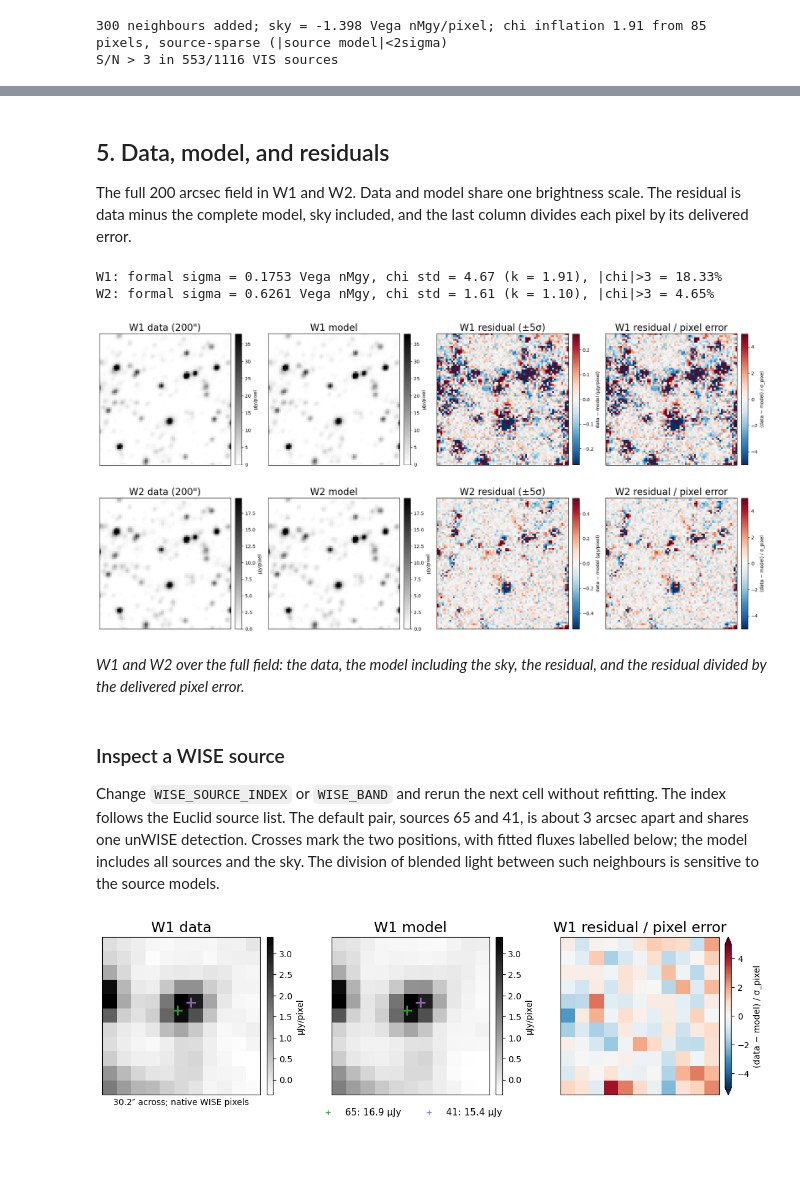
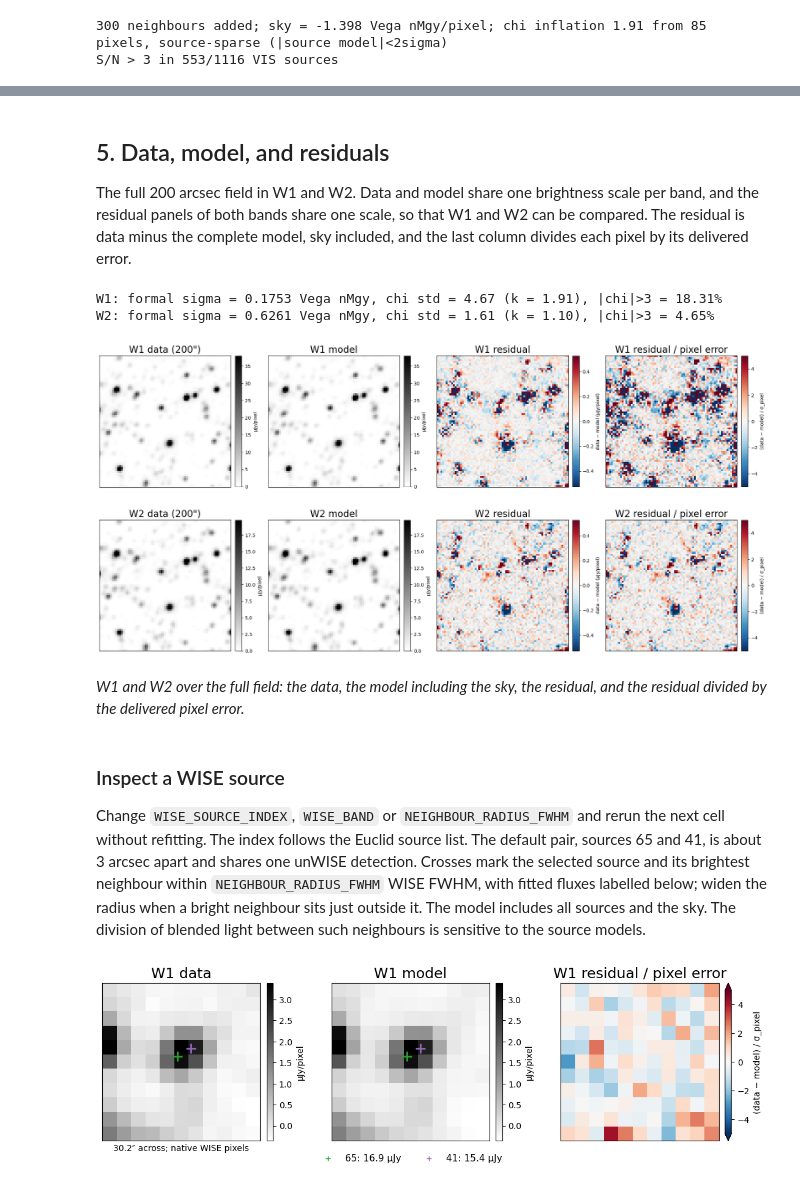
Before and after one commit to Caltech-IPAC/euclid-forced-photometry, a Jupyter notebook: notebooks/02_wise_forced_photometry.ipynb, the cells around one changed output, grey strips where cells are left out. Cells and saved outputs as stored; diff of their text form; code cells hidden in the pictures; blank space fills up the shorter version.

Commit message:
Address outside reviewer comments; BSD licence; About block; pinned installs

```diff
--- a/notebooks/02_wise_forced_photometry.ipynb
+++ b/notebooks/02_wise_forced_photometry.ipynb
@@ -205,52 +218,63 @@ W1: largest difference from the step-by-step fit 0.0e+00 sigma
 ## 5. Data, model, and residuals
 
 The full 200 arcsec field in W1 and W2. Data and model share one
-brightness scale. The residual is data minus the complete model, sky
-included, and the last column divides each pixel by its delivered error.
+brightness scale per band, and the residual panels of both bands share
+one scale, so that W1 and W2 can be compared. The residual is data minus
+the complete model, sky included, and the last column divides each pixel
+by its delivered error.
 # %%
+crops = {}
+for band in WISE_BANDS:
+    r = wise_results[band]
+    cx, cy = r['wcs'].world_to_pixel_values(TARGET_RA, TARGET_DEC)
+    crop = lambda img: Cutout2D(img, (float(cx), float(cy)), SIZE_ARCSEC * u.arcsec,
+                                wcs=r['wcs'], mode='partial', fill_value=0.0).data
+    crops[band] = crop(r['data']), crop(r['model']), crop(r['invvar'])
+# One residual scale for both bands: ±5 formal σ of the noisier band, in µJy.
+res_lim_ujy = max(5 * ep.viz.ujy_per_unit(band=b) / np.sqrt(np.median(iv[iv > 0]))
+                  for b, (_, _, iv) in crops.items())
+
 fig, axes = plt.subplots(len(WISE_BANDS), 4, figsize=(20, 5 * len(WISE_BANDS)))
 for row, band in enumerate(WISE_BANDS):
     r = wise_results[band]
-    cx, cy = r['wcs'].world_to_pixel_values(TARGET_RA, TARGET_DEC)
-    box = SIZE_ARCSEC * u.arcsec
-    crop = lambda img: Cutout2D(img, (float(cx), float(cy)), box, wcs=r['wcs'],
-                                mode='partial', fill_value=0.0).data
-    data, model, invvar = crop(r['data']), crop(r['model']), crop(r['invvar'])
+    data, model, invvar = crops[band]
     ujy = ep.viz.ujy_per_unit(band=band)  # µJy per Vega nanomaggy
     vmax = float(np.nanpercentile(data, 99.5)) * ujy
     axes[row, 0].imshow(data * ujy, origin='lower', cmap='gray_r', vmin=0, vmax=vmax)
     axes[row, 0].set_title(f'{band} data ({SIZE_ARCSEC:.0f}")')
     axes[row, 1].imshow(model * ujy, origin='lower', cmap='gray_r', vmin=0, vmax=vmax)
     axes[row, 1].set_title(f'{band} model')
     for ax in axes[row, :2]:
         ep.viz.add_colorbar(ax, label='µJy/pixel')
     _, info_res = ep.viz.show_residual(data, model, invvar=invvar, scale=ujy,
-                                       unit='µJy/pixel', ax=axes[row, 2],
-                                       title=f'{band} residual (±5σ)')
+                                       vlim=res_lim_ujy / ujy, unit='µJy/pixel',
+                                       ax=axes[row, 2], title=f'{band} residual')
     _, info_chi = ep.viz.show_chi_map(data, model, invvar,
                                       ax=axes[row, 3], title=f'{band} residual / pixel error')
     for ax in axes[row]:
         ax.set_xticks([]); ax.set_yticks([])
         ax.title.set_fontsize(20)
     print(f"{band}: formal sigma = {info_res['formal_sigma']:.4f} Vega nMgy, "
           f"chi std = {info_chi['chi_std']:.2f} (k = {r['chi_inflation']:.2f}), "
           f"|chi|>3 = {info_chi['pct_chi_gt_3']:.2f}%")
 plt.tight_layout(); plt.show()
 # %% [output]
-W1: formal sigma = 0.1753 Vega nMgy, chi std = 4.67 (k = 1.91), |chi|>3 = 18.33%
+W1: formal sigma = 0.1753 Vega nMgy, chi std = 4.67 (k = 1.91), |chi|>3 = 18.31%
 W2: formal sigma = 0.6261 Vega nMgy, chi std = 1.61 (k = 1.10), |chi|>3 = 4.65%
-[figure, old version]
+[figure, new version]
 # %% [markdown]
 *W1 and W2 over the full field: the data, the model including the sky, the residual, and the
 residual divided by the delivered pixel error.*
 # %% [markdown]
 ### Inspect a WISE source
 
-Change `WISE_SOURCE_INDEX` or `WISE_BAND` and rerun the next cell without
-refitting. The index follows the Euclid source list. The default pair,
+Change `WISE_SOURCE_INDEX`, `WISE_BAND` or `NEIGHBOUR_RADIUS_FWHM` and rerun
+the next cell without refitting. The index follows the Euclid source list. The default pair,
 sources 65 and 41, is about 3 arcsec apart and shares one unWISE
-detection. Crosses mark the two positions, with fitted fluxes labelled
-below; the model includes all sources and the sky. The division of
+detection. Crosses mark the selected source and its brightest neighbour within
+`NEIGHBOUR_RADIUS_FWHM` WISE FWHM, with fitted fluxes labelled below; widen
+the radius when a bright neighbour sits just outside it. The model includes
+all sources and the sky. The division of
 blended light between such neighbours is sensitive to the source models.
 # %%
 WISE_SOURCE_INDEX = 65
```
Also changed, not shown: parts of 12 cells of this notebook, 14 other files.
